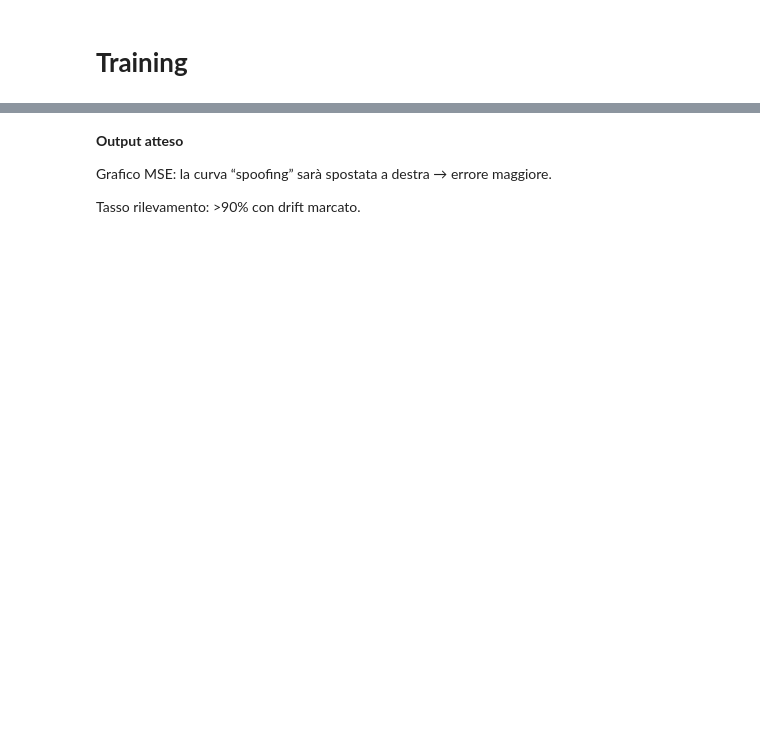
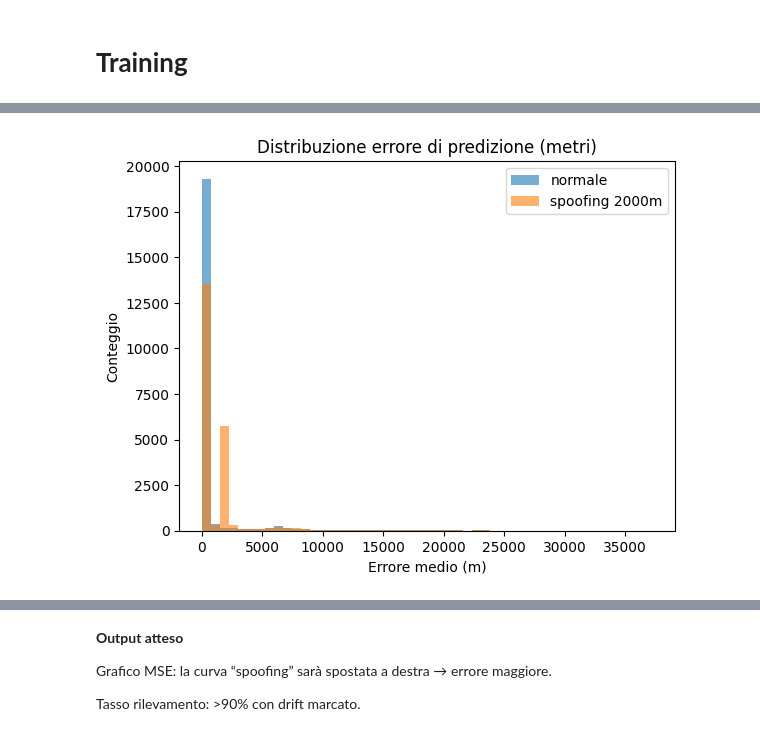
Before and after one commit to matteraggi/maritimeAIS, a Jupyter notebook: TrainingAIS.ipynb, the cells around one changed output, grey strips where cells are left out. Drawn from its saved outputs; the diff is of its cells as text; code cells hidden in the pictures; blank space fills up the shorter version.

Commit message:
Codice migliorato: training, parametrizzazione, plotting

```diff
--- a/TrainingAIS.ipynb
+++ b/TrainingAIS.ipynb
@@ -96,16 +222,0 @@ for epoch in range(EPOCHS):
-# %%
-# Simula attacco
-X_attack = X_test.copy()
-drift = 500 / 1000  # metri → unità normalizzate ~ scala 1
-X_attack[:, :, 0] += drift  # spostamento in X
-
-X_attack_t = to_tensor(X_attack)
-
-# Confronta errori predizione
-model.eval()
-with torch.no_grad():
-    pred_clean = model(X_test_t).numpy()
-    pred_attack = model(X_attack_t).numpy()
-
-err_clean = np.mean((pred_clean - y_test)**2, axis=1)
-err_attack = np.mean((pred_attack - y_test)**2, axis=1)
@@ -125,0 +259,75 @@ print(f"Tasso di rilevamento anomalie: {detections*100:.1f}%")
+# %%
+# Predizioni su test pulito
+def to_tensor(a): return torch.tensor(a, dtype=torch.float32)
+X_test_t = to_tensor(X_test)
+model.eval()
+with torch.no_grad():
+    pred_clean = model(X_test_t).numpy()
+err_clean = np.mean((pred_clean - y_test)**2, axis=1)
+
+from sklearn.metrics import roc_auc_score, average_precision_score
+
+def eval_attack(drift_m):
+    # --- genera dati attaccati ---
+    X_attack, labels = simulate_silent_drift(
+        X_test, std_x_m=STD_X_M, meters=drift_m, prob=ATTACK_PROB
+    )
+
+    # --- predizione ---
+    with torch.no_grad():
+        pred_att = model(to_tensor(X_attack)).numpy()
+
+    # --- errori normalizzati ---
+    err_att = np.mean((pred_att - y_test)**2, axis=1)
+
+    # --- errori in metri ---
+    err_clean_m = np.sqrt(((pred_clean - y_test)**2).sum(axis=1)) * STD_X_M
+    err_att_m   = np.sqrt(((pred_att   - y_test)**2).sum(axis=1)) * STD_X_M
+
+    print(f"Errore medio in metri: clean={err_clean_m.mean():.2f} m, attack={err_att_m.mean():.2f} m")
+
+    # --- metriche di detection ---
+    labels_all = np.concatenate([np.zeros_like(err_clean), labels])
+    scores_all = np.concatenate([err_clean, err_att])
+    auc  = roc_auc_score(labels_all, scores_all)
+    aupr = average_precision_score(labels_all, scores_all)
+
+    # --- grafico in metri ---
+    plt.hist(err_clean_m, bins=50, alpha=0.6, label='normale')
+    plt.hist(err_att_m,   bins=50, alpha=0.6, label=f'spoofing {drift_m}m')
+    plt.title("Distribuzione errore di predizione (metri)")
+    plt.xlabel("Errore medio (m)")
+    plt.ylabel("Conteggio")
+    plt.legend()
+    plt.show()
+
+    # --- soglia e detection rate ---
+    thr = np.percentile(err_clean, 99)
+    tpr = float(np.mean(err_att > thr))
+
+    print(f"Errore medio (clean={err_clean.mean():.5f}, attack={err_att.mean():.5f}) "
+          f"σ_clean={err_clean.std():.5f} σ_attack={err_att.std():.5f}")
+    print(f"Drift {drift_m} m → AUROC={auc:.3f}  AUPRC={aupr:.3f}  TPR@99p={tpr*100:.1f}%")
+
+    return auc, aupr, tpr
+
+# --- Controllo STD ---
+if STD_X_M is None:
+    transformer = Transformer.from_crs("EPSG:4326", "EPSG:32616", always_xy=True)
+    xs_m, ys_m = transformer.transform(df["LON"].values, df["LAT"].values)
+    STD_X_M = float(xs_m.std())
+    STD_Y_M = float(ys_m.std())
+    print(f"[Auto-calibrato] STD_X_M={STD_X_M:.2f} m  STD_Y_M={STD_Y_M:.2f} m")
+print("DEBUG STD:", STD_X_M, STD_Y_M)
+if ATTACK_ENABLE:
+    if DRIFT_SWEEP_METERS:
+        results = []
+        for d in DRIFT_SWEEP_METERS:
+            results.append((d, *eval_attack(d)))
+        # tabellina risultati
+        print("\n[Risultati sweep]")
+        for d, auc, aupr, tpr in results:
+            print(f"{d:>5} m  AUROC={auc:.3f}  AUPRC={aupr:.3f}  TPR@99p={tpr*100:.1f}%")
+    else:
+        eval_attack(DRIFT_METERS)
+# %% [output]
@@ -125,0 +336 @@ print(f"Tasso di rilevamento anomalie: {detections*100:.1f}%")
+[figure, added]
```
Also changed, not shown: parts of 22 cells of this notebook.
